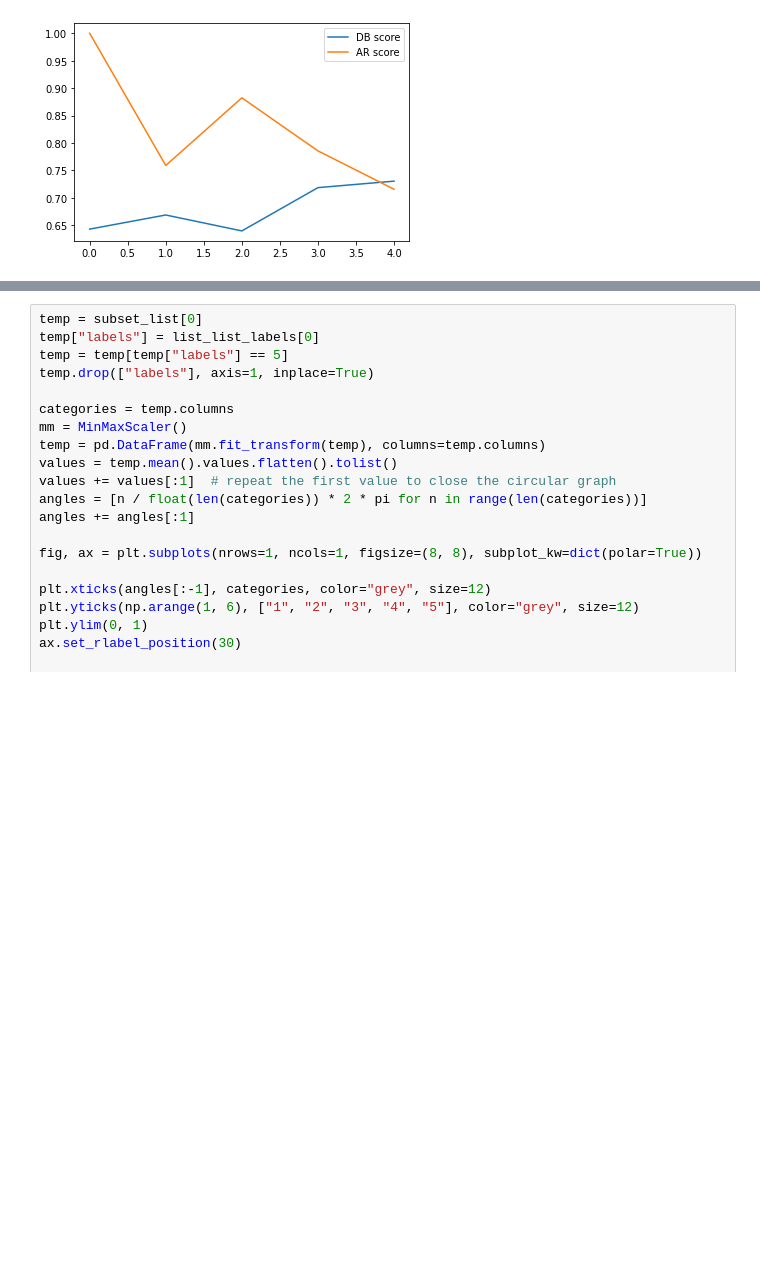
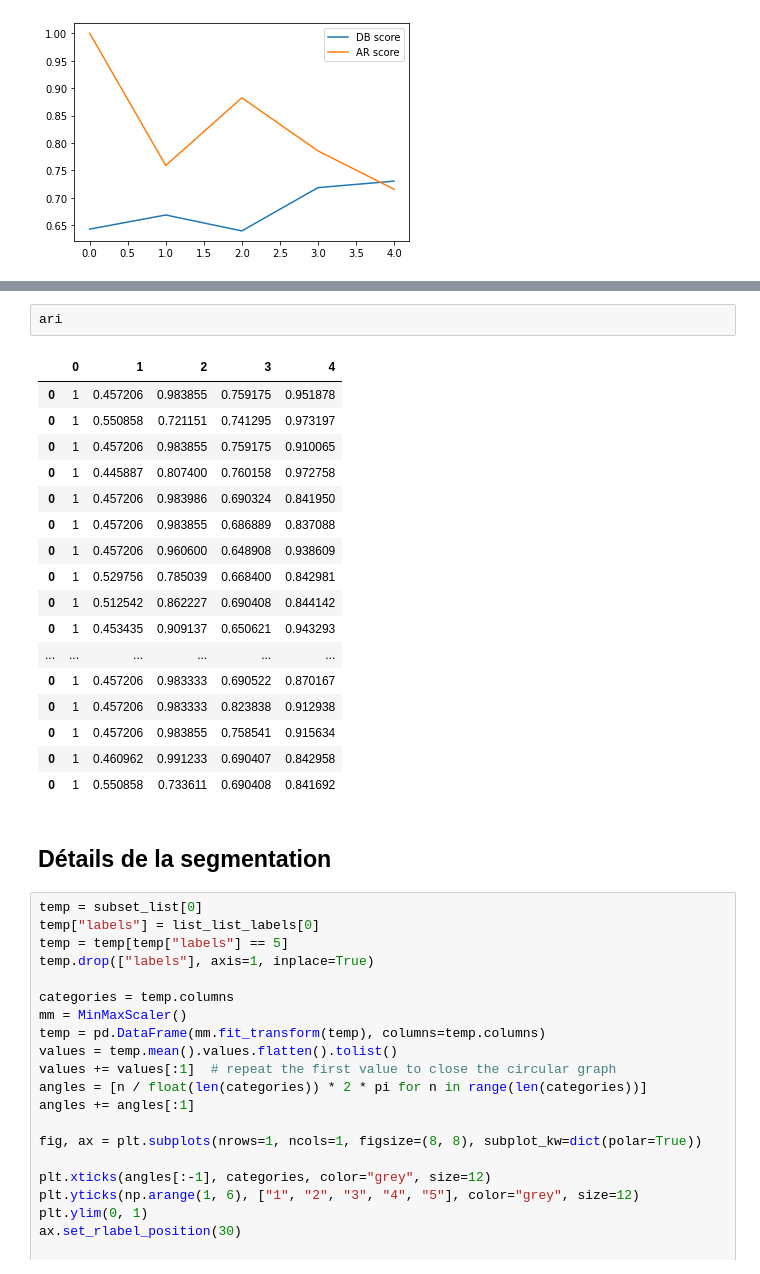
Before and after one commit to Laoban-man/P5_segmentation, a Jupyter notebook: source/3-actionable-segmentation.ipynb, the cells around one changed output, grey strips where cells are left out. Drawn from its saved outputs; the diff is of its cells as text; blank space fills up the shorter version.

```diff
--- a/source/3-actionable-segmentation.ipynb
+++ b/source/3-actionable-segmentation.ipynb
@@ -273,3 +280,25 @@ plt.legend()
+# %%
+ari
+# %% [output]
+|  | 0 | 1 | 2 | 3 | 4 |
+| 0 | 1 | 0.457206 | 0.983855 | 0.759175 | 0.951878 |
+| 0 | 1 | 0.550858 | 0.721151 | 0.741295 | 0.973197 |
+| 0 | 1 | 0.457206 | 0.983855 | 0.759175 | 0.910065 |
+| 0 | 1 | 0.445887 | 0.807400 | 0.760158 | 0.972758 |
+| 0 | 1 | 0.457206 | 0.983986 | 0.690324 | 0.841950 |
+| 0 | 1 | 0.457206 | 0.983855 | 0.686889 | 0.837088 |
+| 0 | 1 | 0.457206 | 0.960600 | 0.648908 | 0.938609 |
+| 0 | 1 | 0.529756 | 0.785039 | 0.668400 | 0.842981 |
+| 0 | 1 | 0.512542 | 0.862227 | 0.690408 | 0.844142 |
+| 0 | 1 | 0.453435 | 0.909137 | 0.650621 | 0.943293 |
+| ... | ... | ... | ... | ... | ... |
+| 0 | 1 | 0.457206 | 0.983333 | 0.690522 | 0.870167 |
+| 0 | 1 | 0.457206 | 0.983333 | 0.823838 | 0.912938 |
+| 0 | 1 | 0.457206 | 0.983855 | 0.758541 | 0.915634 |
+| 0 | 1 | 0.460962 | 0.991233 | 0.690407 | 0.842958 |
+| 0 | 1 | 0.550858 | 0.733611 | 0.690408 | 0.841692 |
+# %% [markdown]
+## Détails de la segmentation
 # %%
 temp = subset_list[0]
 temp["labels"] = list_list_labels[0]
```
Also changed, not shown: parts of 10 cells of this notebook, 7 other files.
